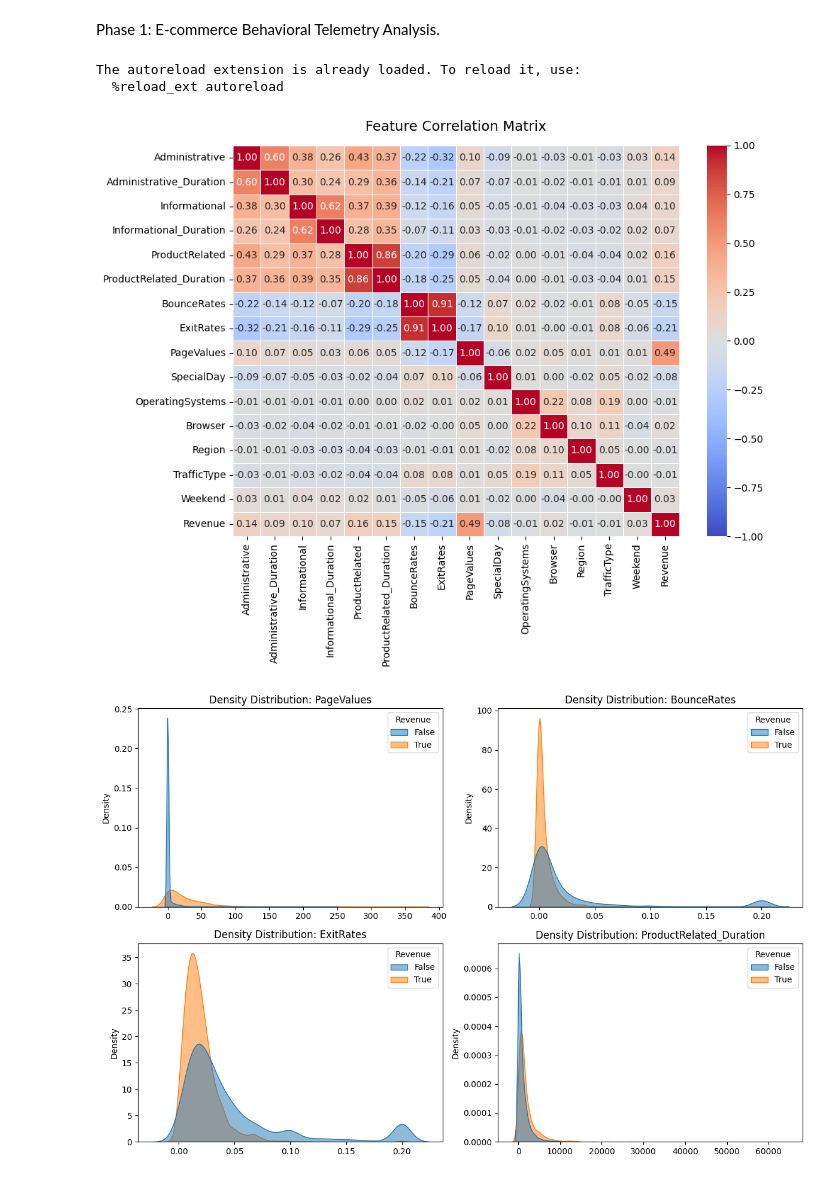
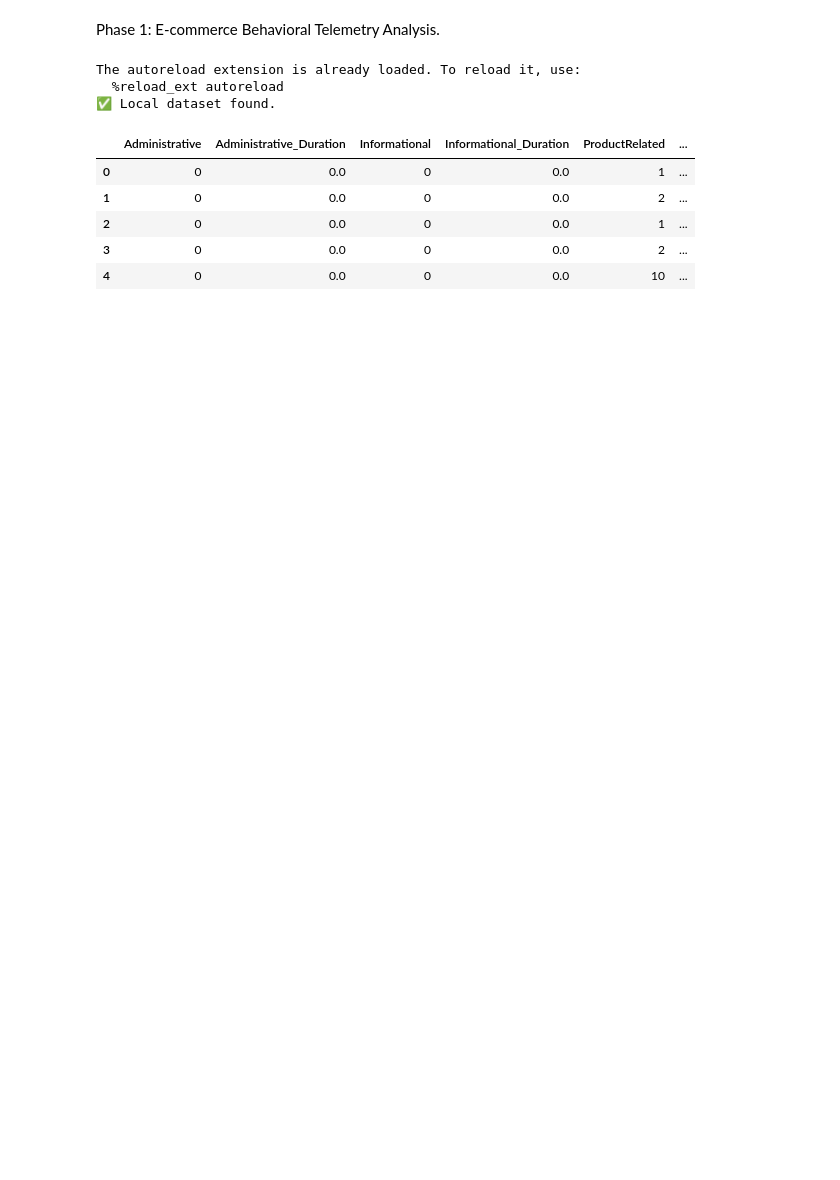
Before and after one commit to amarsidahmed4-afk/realtime-ecommerce-intent-engine, a Jupyter notebook: notebooks/01_exploratory.ipynb, the cells around one changed output. Drawn from its saved outputs; the diff is of its cells as text; code cells hidden in the pictures; blank space fills up the shorter version.

Commit message:
fix: update notebook imports to utils and add automated UCI data fetcher

```diff
--- a/notebooks/01_exploratory.ipynb
+++ b/notebooks/01_exploratory.ipynb
@@ -5,26 +5,39 @@ Phase 1: E-commerce Behavioral Telemetry Analysis.
 %load_ext autoreload
 %autoreload 2
 
+
+import os
 import sys
+import urllib.request
 import pandas as pd
 from utils.marketing_eda import plot_correlation_matrix, plot_feature_densities
 from utils.marketing_evaluation import evaluate_threshold
 
-# 2. Tell Jupyter to look one folder up (..), and into the 'src' folder
-sys.path.append('../src')
+# 2. Define the local path and the public UCI repository URL
+data_dir = '../data/raw'
+file_path = f'{data_dir}/online_shoppers_intention.csv'
+url = 'https://archive.ics.uci.edu/ml/machine-learning-databases/00276/online_shoppers_intention.csv'
+
+# Fetch the data automatically if it's missing
+if not os.path.exists(file_path):
+    print("Downloading dataset from UCI Machine Learning Repository...")
+    os.makedirs(data_dir, exist_ok=True)
+    urllib.request.urlretrieve(url, file_path)
+    print("✅ Download complete!")
+else:
+    print("✅ Local dataset found.")
 # %% [output]
 The autoreload extension is already loaded. To reload it, use:
   %reload_ext autoreload
+✅ Local dataset found.
 # %%
 # load the data
-df = pd.read_csv('../data/raw/online_shoppers_intention.csv')
-
-# 1. Plot the correlation matrix
-plot_correlation_matrix(df)
-
-# 2. Plot the density curves for our key metrics
-key_metrics = ['PageValues', 'BounceRates', 'ExitRates', 'ProductRelated_Duration']
-plot_feature_densities(df, features=key_metrics)
+df = pd.read_csv(file_path)
+df.head()
 # %% [output]
-[figure, removed]
-[figure, removed]
+|  | Administrative | Administrative_Duration | Informational | Informational_Duration | ProductRelated | ... |
+| 0 | 0 | 0.0 | 0 | 0.0 | 1 | ... |
+| 1 | 0 | 0.0 | 0 | 0.0 | 2 | ... |
+| 2 | 0 | 0.0 | 0 | 0.0 | 1 | ... |
+| 3 | 0 | 0.0 | 0 | 0.0 | 2 | ... |
+| 4 | 0 | 0.0 | 0 | 0.0 | 10 | ... |
```
Also changed, not shown: parts of 1 cell of this notebook.
